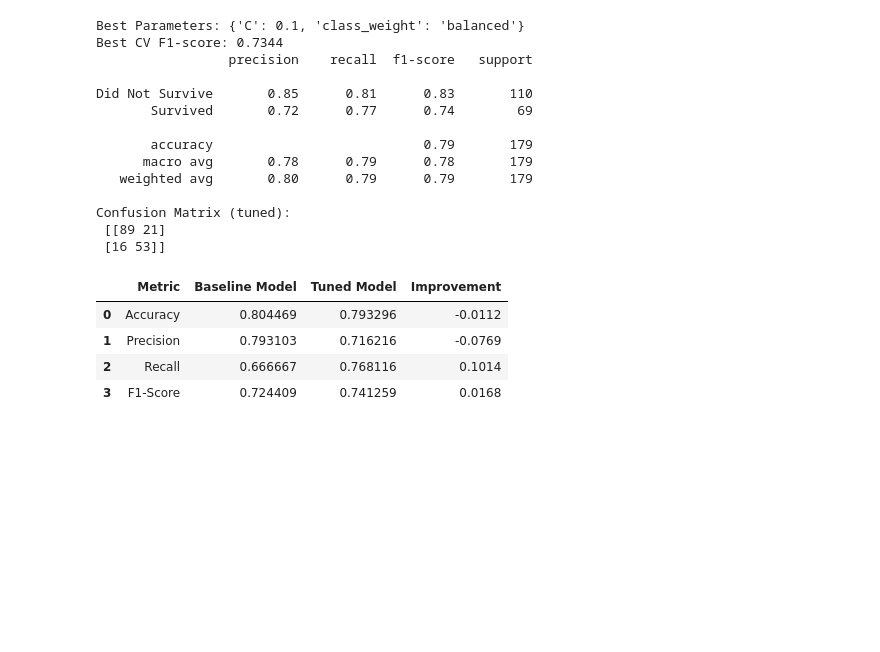
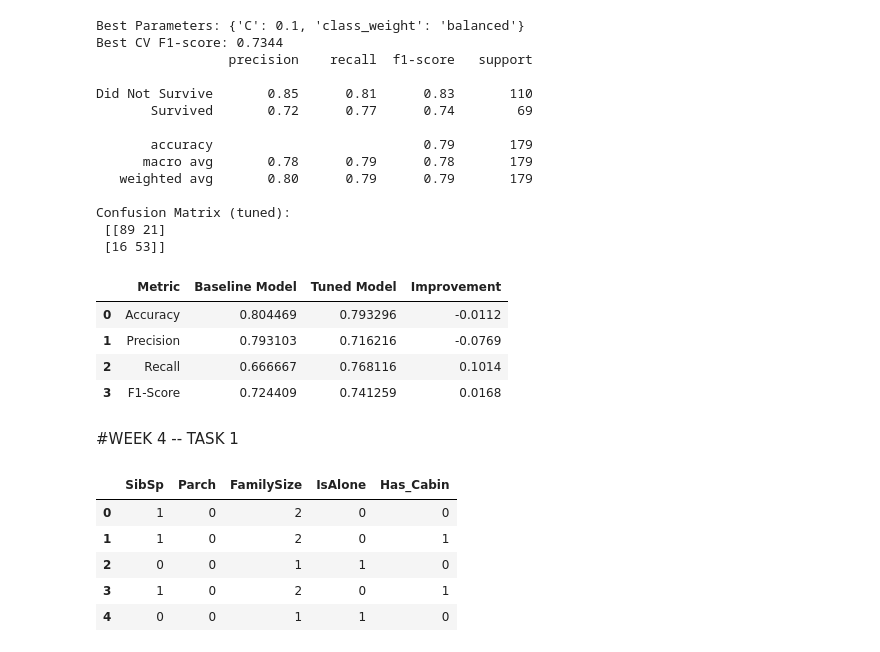
Before and after one commit to huzaifa505694/NeuroFive-ML-Track, a Jupyter notebook: NeuroFive_ML_Track.ipynb, the cells around one changed output. Cells and saved outputs as stored; diff of their text form; code cells hidden in the pictures; blank space fills up the shorter version.

```diff
--- a/NeuroFive_ML_Track.ipynb
+++ b/NeuroFive_ML_Track.ipynb
@@ -330,3 +330,21 @@ comparison
 | 1 | Precision | 0.793103 | 0.716216 | -0.0769 |
 | 2 | Recall | 0.666667 | 0.768116 | 0.1014 |
 | 3 | F1-Score | 0.724409 | 0.741259 | 0.0168 |
+# %% [markdown]
+#WEEK 4 -- TASK 1
+# %%
+df_raw = pd.read_csv("train.csv")
+
+
+df_raw["FamilySize"] = df_raw["SibSp"] + df_raw["Parch"] + 1
+df_raw["IsAlone"] = (df_raw["FamilySize"] == 1).astype(int)
+df_raw["Has_Cabin"] = df_raw["Cabin"].notnull().astype(int)
+
+df_raw[["SibSp", "Parch", "FamilySize", "IsAlone", "Has_Cabin"]].head()
+# %% [output]
+|  | SibSp | Parch | FamilySize | IsAlone | Has_Cabin |
+| 0 | 1 | 0 | 2 | 0 | 0 |
+| 1 | 1 | 0 | 2 | 0 | 1 |
+| 2 | 0 | 0 | 1 | 1 | 0 |
+| 3 | 1 | 0 | 2 | 0 | 1 |
+| 4 | 0 | 0 | 1 | 1 | 0 |
```
Also changed, not shown: parts of 6 cells of this notebook.
